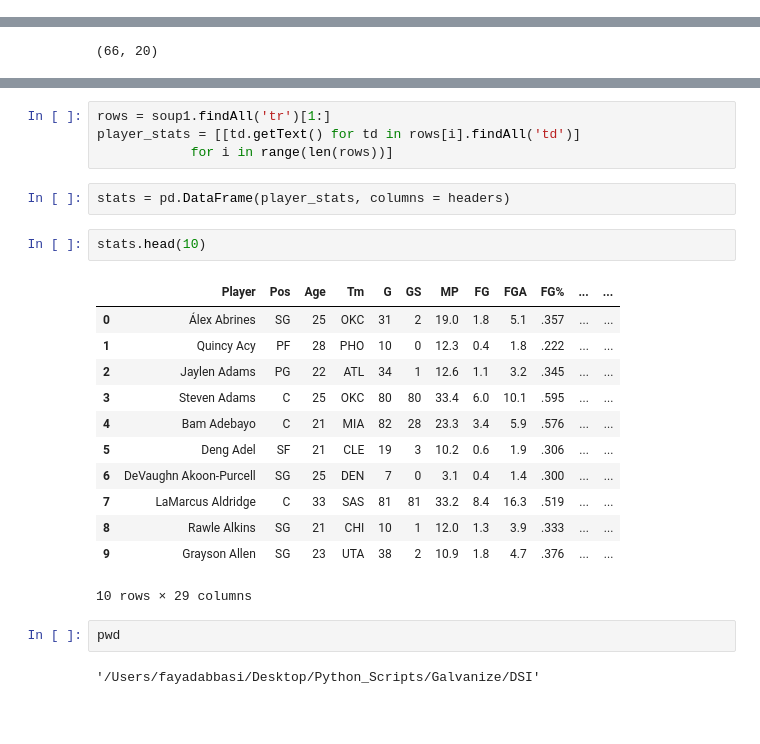
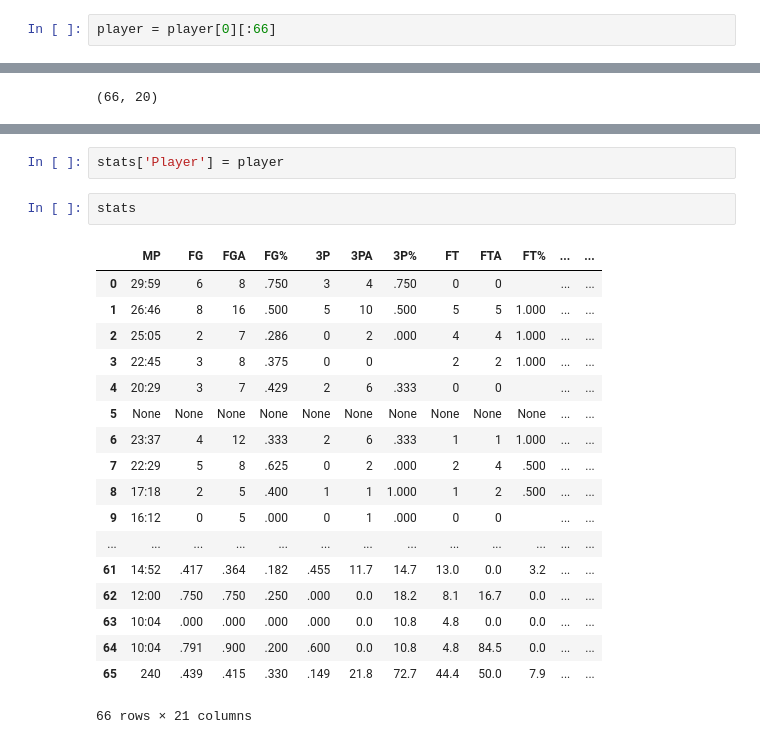
Before and after one commit to fayadabbasi/NBA_Four_Factors, a Jupyter notebook: NBA_Four_Factors_Test_Code.ipynb, the cells around one changed output, grey strips where cells are left out. Saved outputs shown, nothing was run; the diff lists cells and outputs as text; blank space fills up the shorter version.

Commit message:
finally combined dataframes

```diff
--- a/NBA_Four_Factors_Test_Code.ipynb
+++ b/NBA_Four_Factors_Test_Code.ipynb
@@ -211,4 +211,6 @@ stats
 66 rows × 20 columns
 # %%
 player = pd.DataFrame(player_names1)
+# %%
+player = player[0][:66]
 # %%
@@ -298,25 +224,23 @@ headers
-# %%
-rows = soup1.findAll('tr')[1:]
-player_stats = [[td.getText() for td in rows[i].findAll('td')]
-            for i in range(len(rows))]
-# %%
-stats = pd.DataFrame(player_stats, columns = headers)
+# %%
+stats['Player'] = player
 # %%
-stats.head(10)
+stats
 # %% [output]
-|  | Player | Pos | Age | Tm | G | GS | MP | FG | FGA | FG% | ... | ... |
-| 0 | Álex Abrines | SG | 25 | OKC | 31 | 2 | 19.0 | 1.8 | 5.1 | .357 | ... | ... |
-| 1 | Quincy Acy | PF | 28 | PHO | 10 | 0 | 12.3 | 0.4 | 1.8 | .222 | ... | ... |
-| 2 | Jaylen Adams | PG | 22 | ATL | 34 | 1 | 12.6 | 1.1 | 3.2 | .345 | ... | ... |
-| 3 | Steven Adams | C | 25 | OKC | 80 | 80 | 33.4 | 6.0 | 10.1 | .595 | ... | ... |
-| 4 | Bam Adebayo | C | 21 | MIA | 82 | 28 | 23.3 | 3.4 | 5.9 | .576 | ... | ... |
-| 5 | Deng Adel | SF | 21 | CLE | 19 | 3 | 10.2 | 0.6 | 1.9 | .306 | ... | ... |
-| 6 | DeVaughn Akoon-Purcell | SG | 25 | DEN | 7 | 0 | 3.1 | 0.4 | 1.4 | .300 | ... | ... |
-| 7 | LaMarcus Aldridge | C | 33 | SAS | 81 | 81 | 33.2 | 8.4 | 16.3 | .519 | ... | ... |
-| 8 | Rawle Alkins | SG | 21 | CHI | 10 | 1 | 12.0 | 1.3 | 3.9 | .333 | ... | ... |
-| 9 | Grayson Allen | SG | 23 | UTA | 38 | 2 | 10.9 | 1.8 | 4.7 | .376 | ... | ... |
+|  | MP | FG | FGA | FG% | 3P | 3PA | 3P% | FT | FTA | FT% | ... | ... |
+| 0 | 29:59 | 6 | 8 | .750 | 3 | 4 | .750 | 0 | 0 |  | ... | ... |
+| 1 | 26:46 | 8 | 16 | .500 | 5 | 10 | .500 | 5 | 5 | 1.000 | ... | ... |
+| 2 | 25:05 | 2 | 7 | .286 | 0 | 2 | .000 | 4 | 4 | 1.000 | ... | ... |
+| 3 | 22:45 | 3 | 8 | .375 | 0 | 0 |  | 2 | 2 | 1.000 | ... | ... |
+| 4 | 20:29 | 3 | 7 | .429 | 2 | 6 | .333 | 0 | 0 |  | ... | ... |
+| 5 | None | None | None | None | None | None | None | None | None | None | ... | ... |
+| 6 | 23:37 | 4 | 12 | .333 | 2 | 6 | .333 | 1 | 1 | 1.000 | ... | ... |
+| 7 | 22:29 | 5 | 8 | .625 | 0 | 2 | .000 | 2 | 4 | .500 | ... | ... |
+| 8 | 17:18 | 2 | 5 | .400 | 1 | 1 | 1.000 | 1 | 2 | .500 | ... | ... |
+| 9 | 16:12 | 0 | 5 | .000 | 0 | 1 | .000 | 0 | 0 |  | ... | ... |
+| ... | ... | ... | ... | ... | ... | ... | ... | ... | ... | ... | ... | ... |
+| 61 | 14:52 | .417 | .364 | .182 | .455 | 11.7 | 14.7 | 13.0 | 0.0 | 3.2 | ... | ... |
+| 62 | 12:00 | .750 | .750 | .250 | .000 | 0.0 | 18.2 | 8.1 | 16.7 | 0.0 | ... | ... |
+| 63 | 10:04 | .000 | .000 | .000 | .000 | 0.0 | 10.8 | 4.8 | 0.0 | 0.0 | ... | ... |
+| 64 | 10:04 | .791 | .900 | .200 | .600 | 0.0 | 10.8 | 4.8 | 84.5 | 0.0 | ... | ... |
+| 65 | 240 | .439 | .415 | .330 | .149 | 21.8 | 72.7 | 44.4 | 50.0 | 7.9 | ... | ... |
-10 rows × 29 columns
+66 rows × 21 columns
-# %%
-pwd
-# %% [output]
-'/Users/fayadabbasi/Desktop/Python_Scripts/Galvanize/DSI'
```
Also changed, not shown: parts of 11 cells of this notebook.
